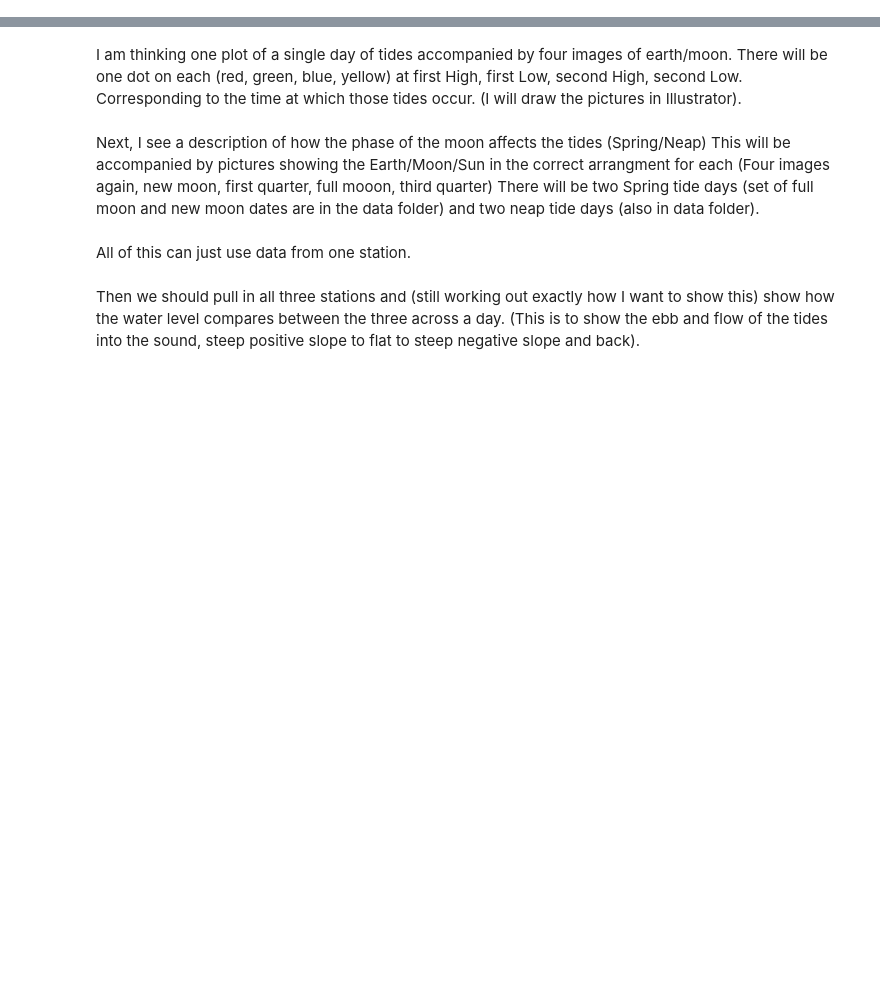
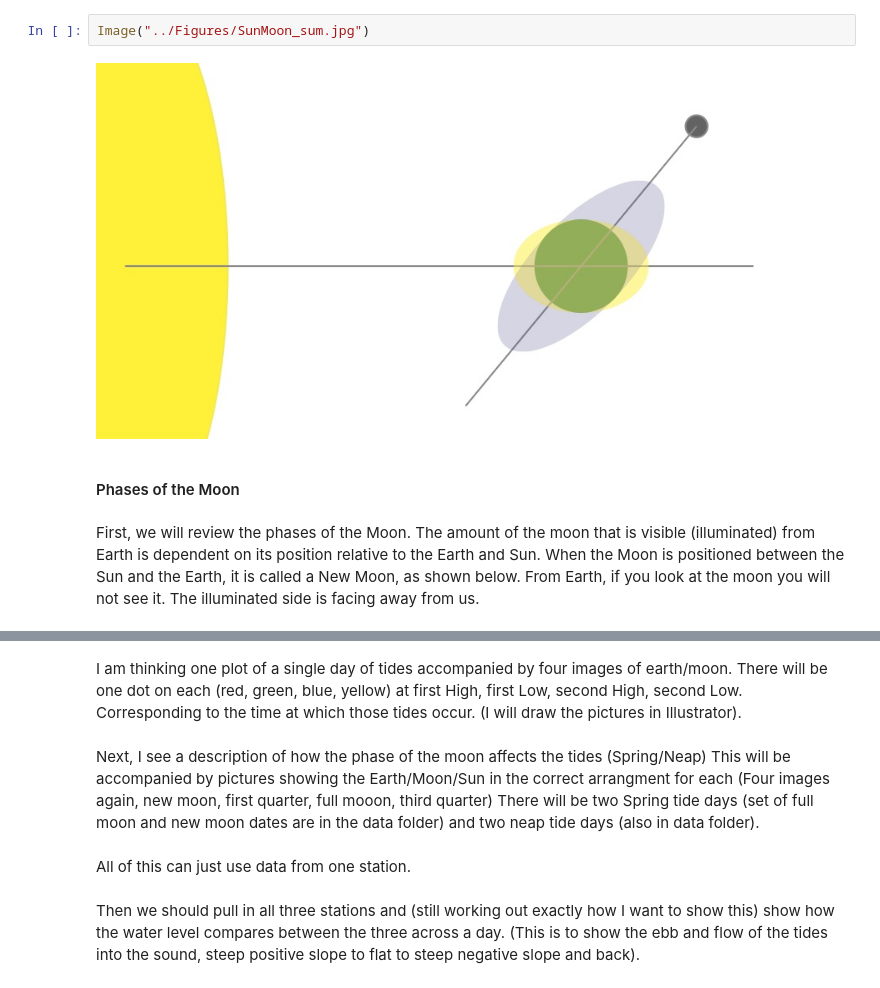
Before and after one commit to mguerrap/tydal, a Jupyter notebook: analysis/Module1_Tides.ipynb, the cells around one changed output, grey strips where cells are left out. Drawn from its saved outputs; the diff is of its cells as text; blank space fills up the shorter version.

```diff
--- a/analysis/Module1_Tides.ipynb
+++ b/analysis/Module1_Tides.ipynb
@@ -4,0 +30,8 @@
+# %%
+Image("../Figures/SunMoon_sum.jpg")
+# %% [output]
+[figure, added]
+# %% [markdown]
+#### Phases of the Moon
+# %% [markdown]
+First, we will review the phases of the Moon.  The amount of the moon that is visible (illuminated) from Earth is dependent on its position relative to the Earth and Sun. When the Moon is positioned between the Sun and the Earth, it is called a New Moon, as shown below.  From Earth, if you look at the moon you will not see it.  The illuminated side is facing away from us.
```
Also changed, not shown: parts of 29 cells of this notebook, 1 other file.
